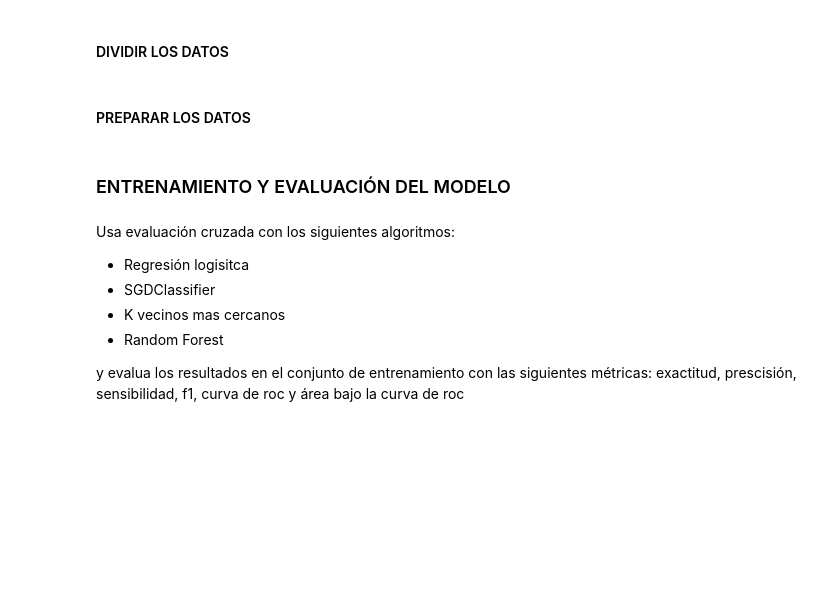
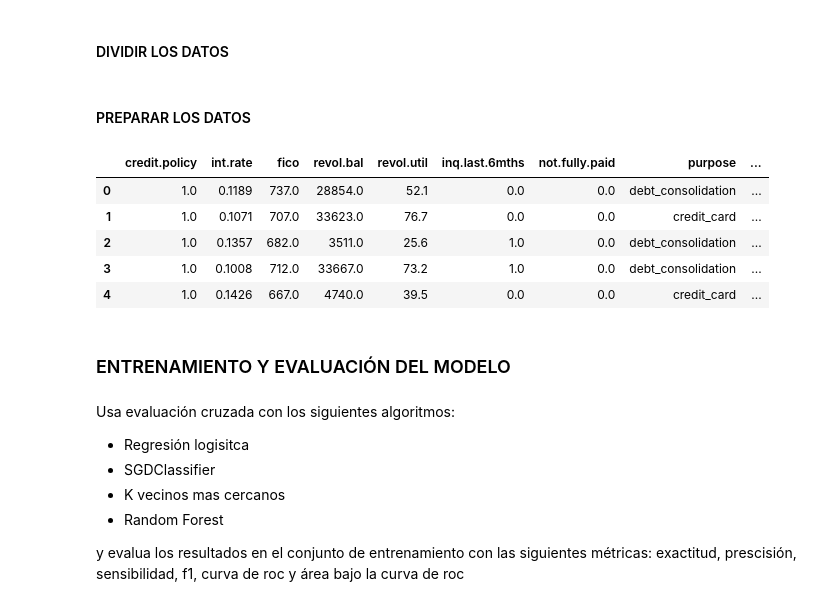
Before and after one commit to Mario-Lopez-Gonzalez/Python_clase, a Jupyter notebook: SAPA/Ejercicios/2_8Ejercicios.ipynb, the cells around one changed output. Drawn from its saved outputs; the diff is of its cells as text; code cells hidden in the pictures; blank space fills up the shorter version.

```diff
--- a/SAPA/Ejercicios/2_8Ejercicios.ipynb
+++ b/SAPA/Ejercicios/2_8Ejercicios.ipynb
@@ -153,5 +189,34 @@ Name: not.fully.paid, dtype: float64
 # %% [markdown]
 #### PREPARAR LOS DATOS
+# %%
+from sklearn.pipeline import FunctionTransformer
+
+# Definimos las columnas numéricas y categóricas automáticamente
+numeric_features = loan_data_clean.select_dtypes(include=[np.number]).columns.tolist()
+categorical_features = loan_data_clean.select_dtypes(include=['object', 'category']).columns.tolist()
+
+preprocessing = ColumnTransformer(
+    [
+        ('num_imputer', SimpleImputer(strategy='mean'), numeric_features), # Rellenamos con la media todos los valores numericos vacios
+        ('cat_imputer', SimpleImputer(strategy='most_frequent'), categorical_features), # Rellenamos con la moda todos los valores categoricos vacios
+        ('purpose', OneHotEncoder(sparse_output=False, handle_unknown='ignore'), ['purpose']) # Pasamos la categoria a columnas numericas
+    ],
+    remainder='passthrough',
+    verbose_feature_names_out=False
+)
+preprocessing
+loan_data_clean_copy = loan_data_clean.copy
+df_test = preprocessing.fit_transform(loan_data_clean)
+column_names = preprocessing.get_feature_names_out()
+df_test = pd.DataFrame(df_test, columns=column_names)
+df_test.head()
+# %% [output]
+|  | credit.policy | int.rate | fico | revol.bal | revol.util | inq.last.6mths | not.fully.paid | purpose | ... |
+| 0 | 1.0 | 0.1189 | 737.0 | 28854.0 | 52.1 | 0.0 | 0.0 | debt_consolidation | ... |
+| 1 | 1.0 | 0.1071 | 707.0 | 33623.0 | 76.7 | 0.0 | 0.0 | credit_card | ... |
+| 2 | 1.0 | 0.1357 | 682.0 | 3511.0 | 25.6 | 1.0 | 0.0 | debt_consolidation | ... |
+| 3 | 1.0 | 0.1008 | 712.0 | 33667.0 | 73.2 | 1.0 | 0.0 | debt_consolidation | ... |
+| 4 | 1.0 | 0.1426 | 667.0 | 4740.0 | 39.5 | 0.0 | 0.0 | credit_card | ... |
 # %% [markdown]
 ### ENTRENAMIENTO Y EVALUACIÓN DEL MODELO
 # %% [markdown]
```
Also changed, not shown: parts of 4 cells of this notebook.
